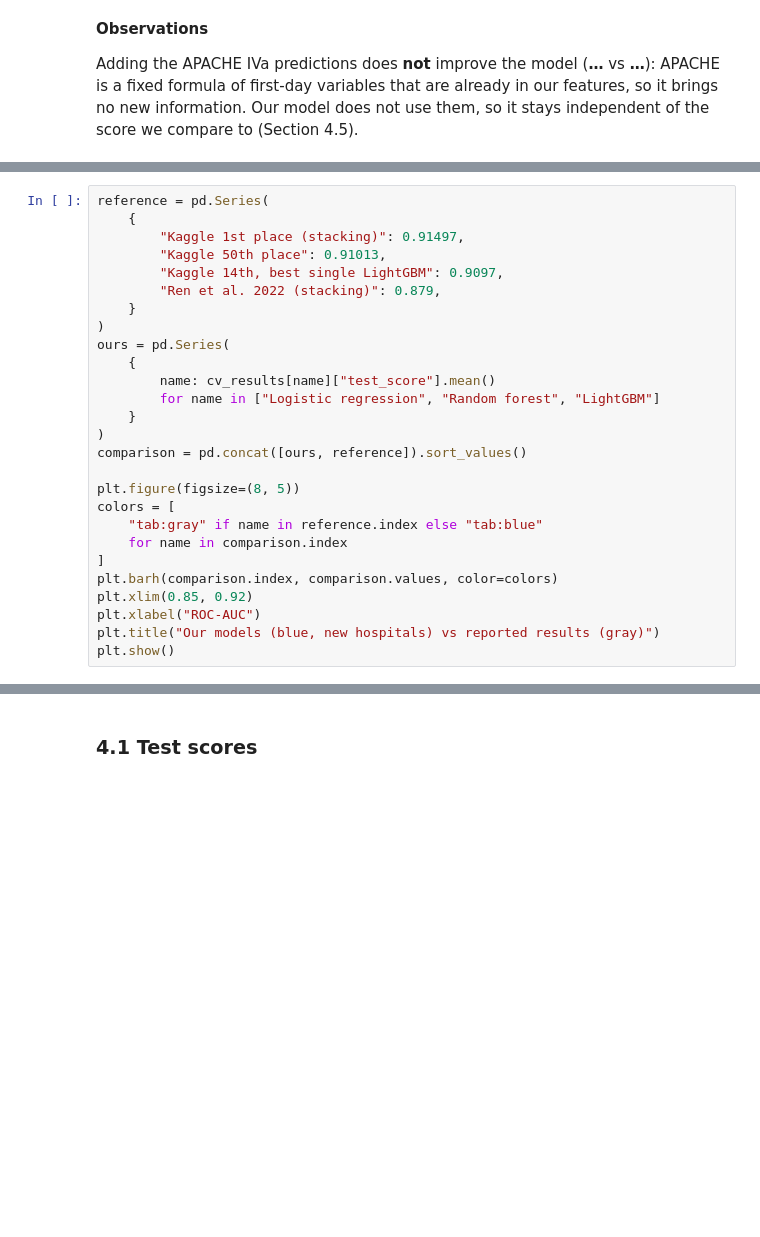
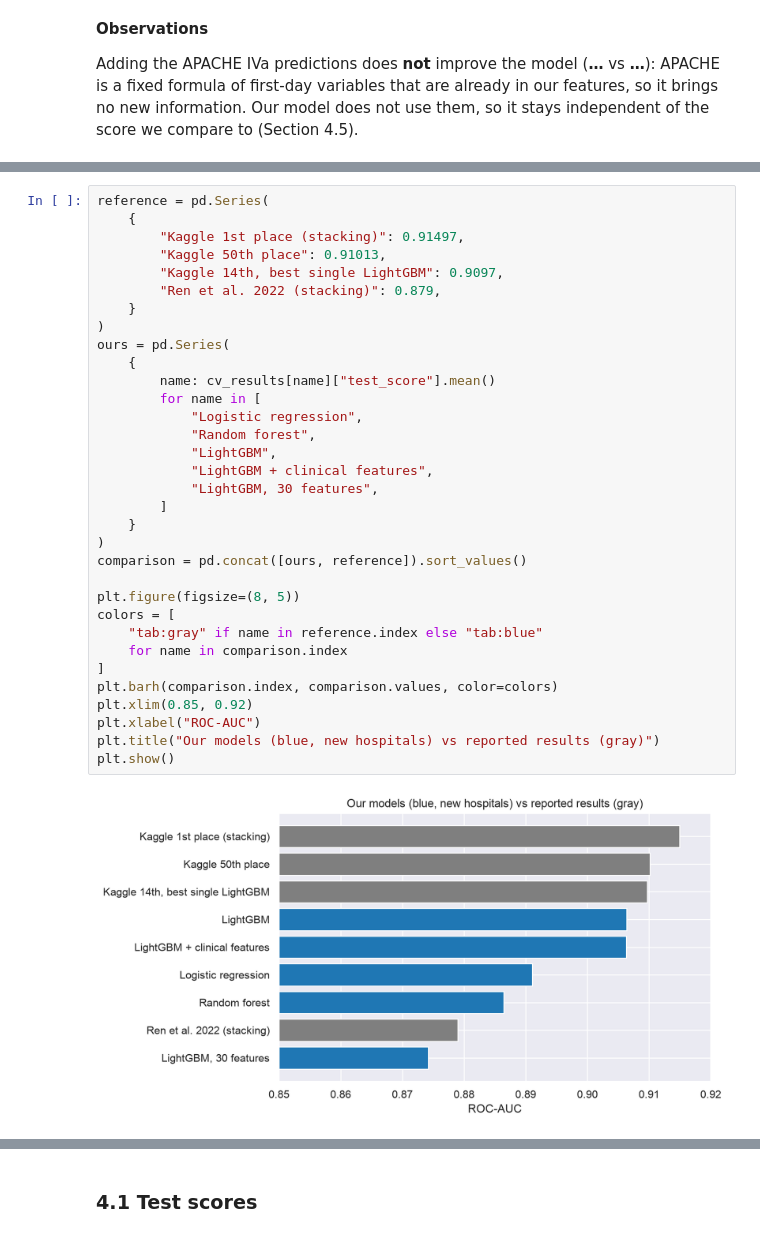
Before and after one commit to marina-yamaguti/wids2020-icu-mortality, a Jupyter notebook: newproject.ipynb, the cells around one changed output, grey strips where cells are left out. Drawn from its saved outputs; the diff is of its cells as text; blank space fills up the shorter version.

```diff
--- a/newproject.ipynb
+++ b/newproject.ipynb
@@ -994,30 +1219,38 @@ evaluate(
 # %%
 reference = pd.Series(
     {
         "Kaggle 1st place (stacking)": 0.91497,
         "Kaggle 50th place": 0.91013,
         "Kaggle 14th, best single LightGBM": 0.9097,
         "Ren et al. 2022 (stacking)": 0.879,
     }
 )
 ours = pd.Series(
     {
         name: cv_results[name]["test_score"].mean()
-        for name in ["Logistic regression", "Random forest", "LightGBM"]
+        for name in [
+            "Logistic regression",
+            "Random forest",
+            "LightGBM",
+            "LightGBM + clinical features",
+            "LightGBM, 30 features",
+        ]
     }
 )
 comparison = pd.concat([ours, reference]).sort_values()
 
 plt.figure(figsize=(8, 5))
 colors = [
     "tab:gray" if name in reference.index else "tab:blue"
     for name in comparison.index
 ]
 plt.barh(comparison.index, comparison.values, color=colors)
 plt.xlim(0.85, 0.92)
 plt.xlabel("ROC-AUC")
 plt.title("Our models (blue, new hospitals) vs reported results (gray)")
 plt.show()
+# %% [output]
+[figure, added]
 # %% [markdown]
 **Observations**
 
```
Also changed, not shown: parts of 131 cells of this notebook, 6 other files.
